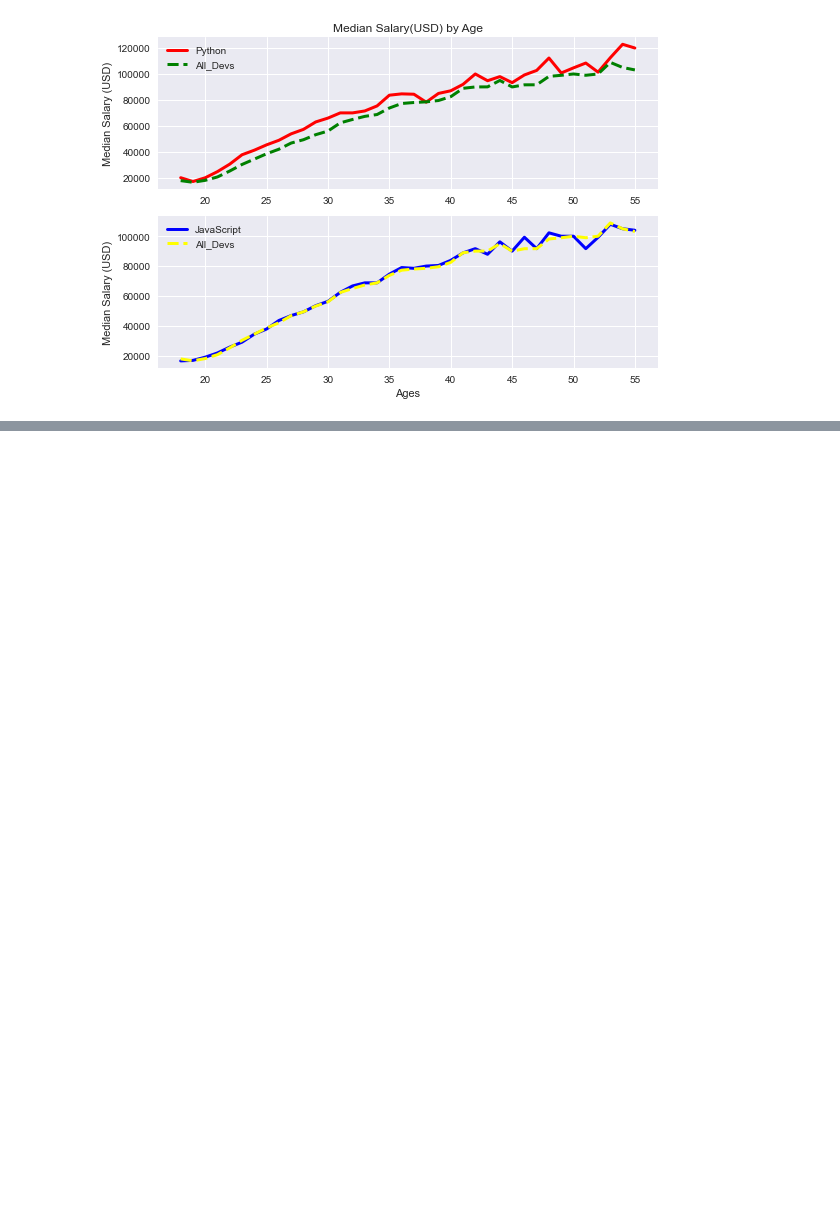
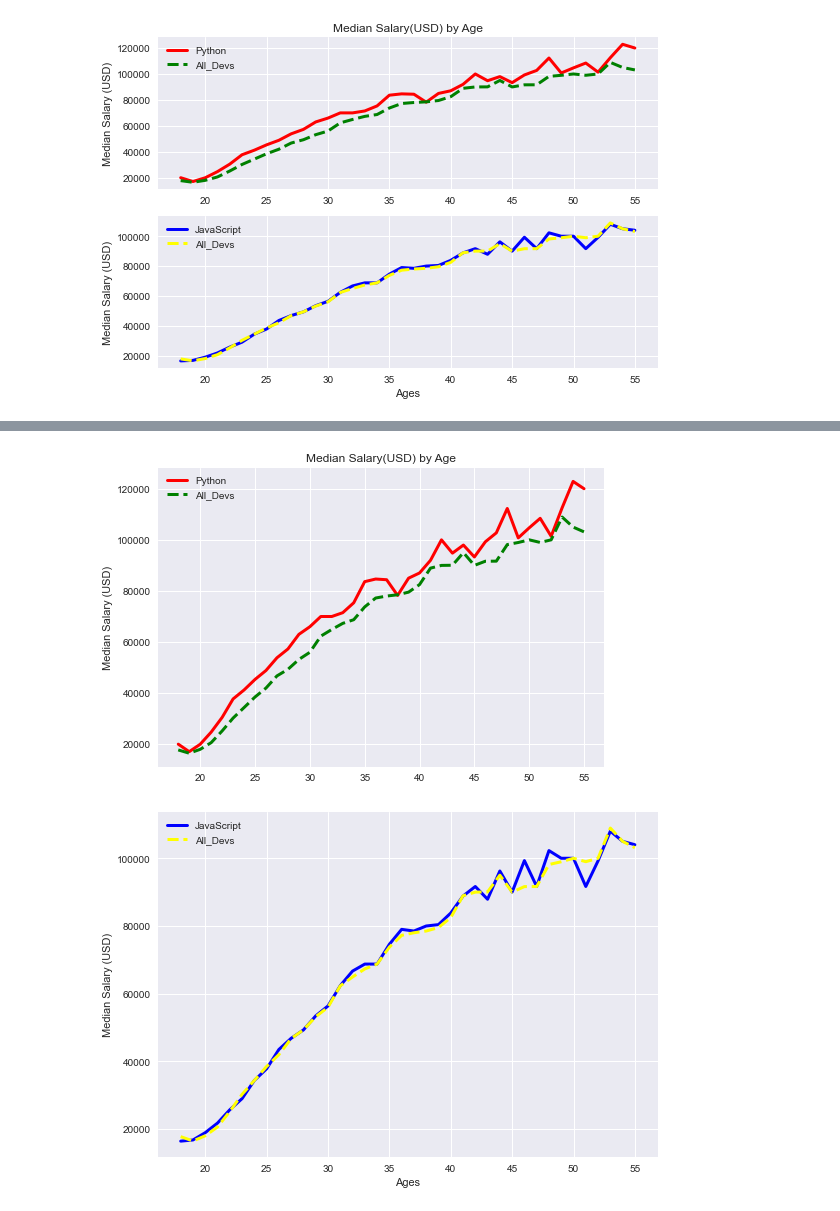
Before and after one commit to devpeak/Matplotlib, a Jupyter notebook: 8_SubPlots.ipynb, the cells around one changed output, grey strips where cells are left out. Drawn from its saved outputs; the diff is of its cells as text; code cells hidden in the pictures; blank space fills up the shorter version.

```diff
--- a/8_SubPlots.ipynb
+++ b/8_SubPlots.ipynb
@@ -151,0 +163,25 @@ plt.show()
+# %%
+fig1, ax1 = plt.subplots()
+fig2, ax2 = plt.subplots()
+
+ax1.plot(ages,py_salaries,label  = 'Python',color = 'red', linewidth = 3)
+ax1.plot(ages,dev_salaries, label = 'All_Devs', color = 'green' ,
+         linewidth = 3 , linestyle = '--')
+
+ax2.plot(ages,js_salaries,label = 'JavaScript', color = 'blue',linewidth = 3)
+ax2.plot(ages,dev_salaries, label = 'All_Devs', color = 'yellow' ,
+         linewidth = 3 , linestyle = '--')
+
+ax1.legend()
+ax2.legend()
+
+ax1.set(title = 'Median Salary(USD) by Age',ylabel = 'Median Salary (USD)');
+ax2.set(xlabel = 'Ages',ylabel = 'Median Salary (USD)');
+
+plt.savefig('subplots_fig1.png')
+
+plt.tight_layout()
+plt.show()
+# %% [output]
+[figure, added]
+[figure, added]
```
Also changed, not shown: parts of 15 cells of this notebook.
